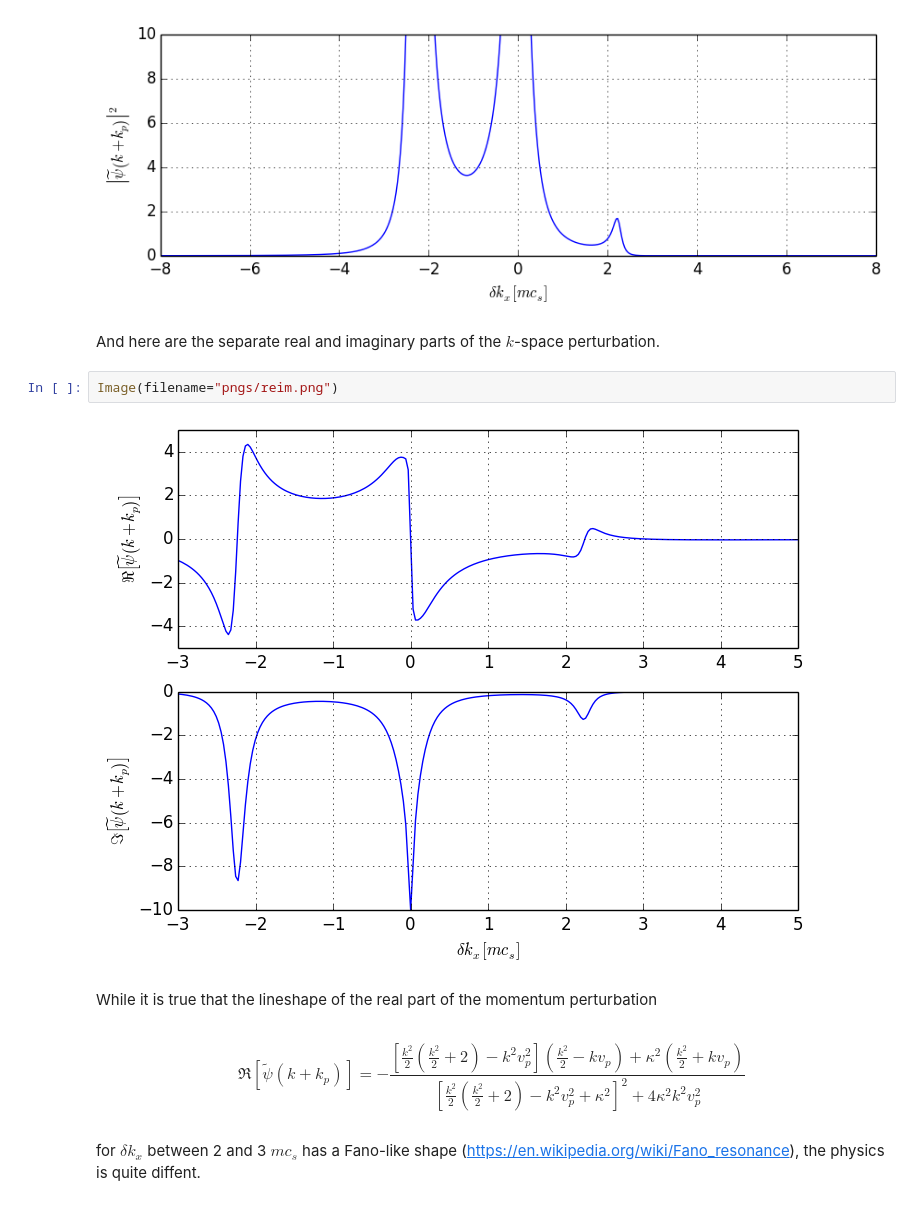
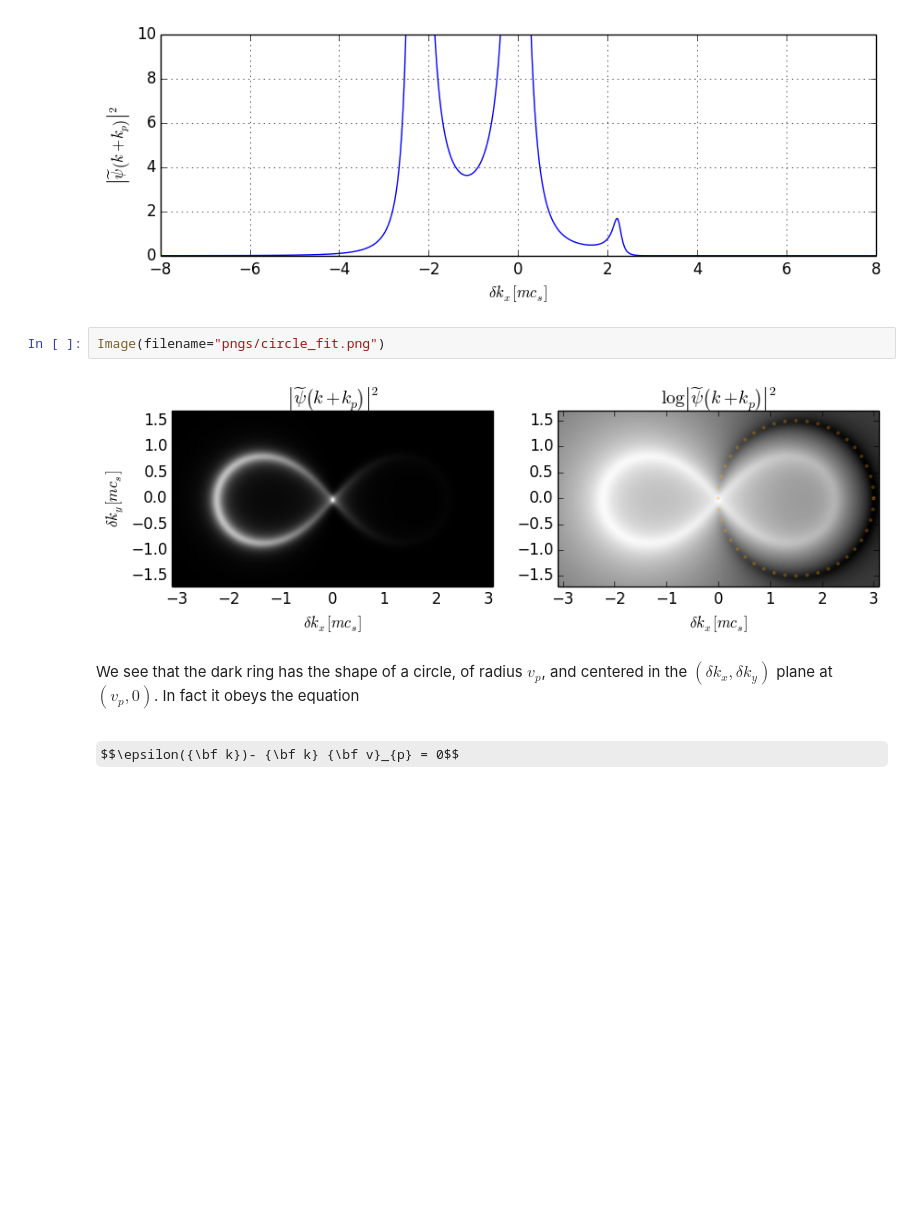
Before and after one commit to berceanu/notebooks, a Jupyter notebook: fano_lineshape.ipynb, the cells around one changed output. Saved outputs shown, nothing was run; the diff lists cells and outputs as text; some formulas as TeX source; blank space fills up the shorter version.

Commit message:
solved dark ring mystery

```diff
--- a/fano_lineshape.ipynb
+++ b/fano_lineshape.ipynb
@@ -52,15 +52,11 @@ A slice through the left plot along the $\delta k_y =0$ line is
 Image(filename="pngs/dark_slice.png")
 # %% [output]
 [figure]
-# %% [markdown]
-And here are the separate real and imaginary parts of the $k$-space perturbation.
 # %%
-Image(filename="pngs/reim.png")
+Image(filename="pngs/circle_fit.png")
 # %% [output]
-[figure, old version]
+[figure, new version]
-# %% [markdown]
-While it is true that the lineshape of the real part of the momentum perturbation
-# %% [markdown]
-$$\Re\left[\widetilde{\psi}(k+k_{p})\right]=-\frac{\left[\frac{k^{2}}{2}\left(\frac{k^{2}}{2}+2\right)-k^{2}v_{p}^{2}\right]\left(\frac{k^{2}}{2}-kv_{p}\right)+\kappa^{2}\left(\frac{k^{2}}{2}+kv_{p}\right)}{\left[\frac{k^{2}}{2}\left(\frac{k^{2}}{2}+2\right)-k^{2}v_{p}^{2}+\kappa^{2}\right]^{2}+4\kappa^{2}k^{2}v_{p}^{2}}$$
-# %% [markdown]
-for $\delta k_x$ between 2 and 3 $m c_s$ has a Fano-like shape (https://en.wikipedia.org/wiki/Fano_resonance), the physics is quite diffent.
+# %% [markdown]
+We see that the dark ring has the shape of a circle, of radius $v_p$, and centered in the $(\delta k_x, \delta k_y)$ plane at $(v_p ,0)$. In fact it obeys the equation
+# %% [markdown]
+$$\epsilon({\bf k})- {\bf k} {\bf v}_{p} = 0$$
```
Also changed, not shown: parts of 2 cells of this notebook, 1 other file.
